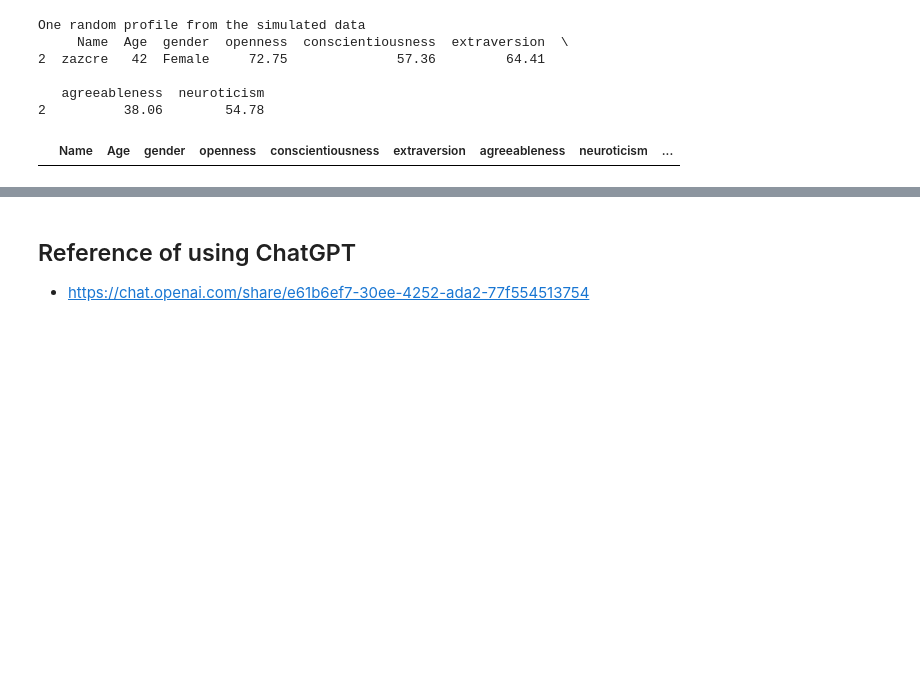
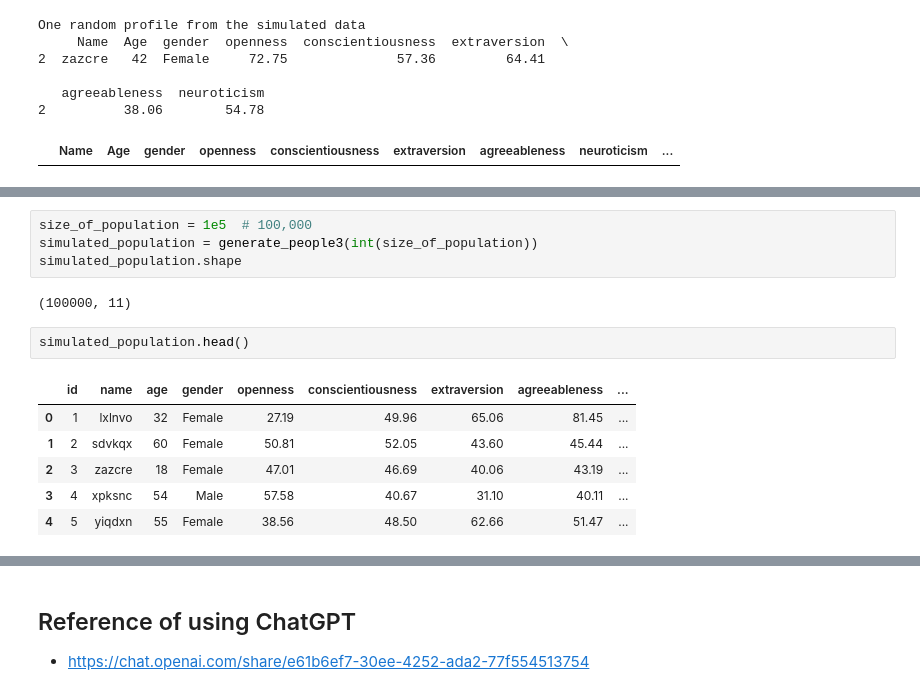
Before and after one commit to oceanumeric/ININ-tutorial, a Jupyter notebook: Labs/lab0_part_i.ipynb, the cells around one changed output, grey strips where cells are left out. Drawn from its saved outputs; the diff is of its cells as text; blank space fills up the shorter version.

```diff
--- a/Labs/lab0_part_i.ipynb
+++ b/Labs/lab0_part_i.ipynb
@@ -468,0 +575,15 @@ One random profile from the simulated data
+# %%
+size_of_population = 1e5  # 100,000
+simulated_population = generate_people3(int(size_of_population))
+simulated_population.shape
+# %% [output]
+(100000, 11)
+# %%
+simulated_population.head()
+# %% [output]
+|  | id | name | age | gender | openness | conscientiousness | extraversion | agreeableness | ... |
+| 0 | 1 | lxlnvo | 32 | Female | 27.19 | 49.96 | 65.06 | 81.45 | ... |
+| 1 | 2 | sdvkqx | 60 | Female | 50.81 | 52.05 | 43.60 | 45.44 | ... |
+| 2 | 3 | zazcre | 18 | Female | 47.01 | 46.69 | 40.06 | 43.19 | ... |
+| 3 | 4 | xpksnc | 54 | Male | 57.58 | 40.67 | 31.10 | 40.11 | ... |
+| 4 | 5 | yiqdxn | 55 | Female | 38.56 | 48.50 | 62.66 | 51.47 | ... |
```
Also changed, not shown: parts of 10 cells of this notebook.
